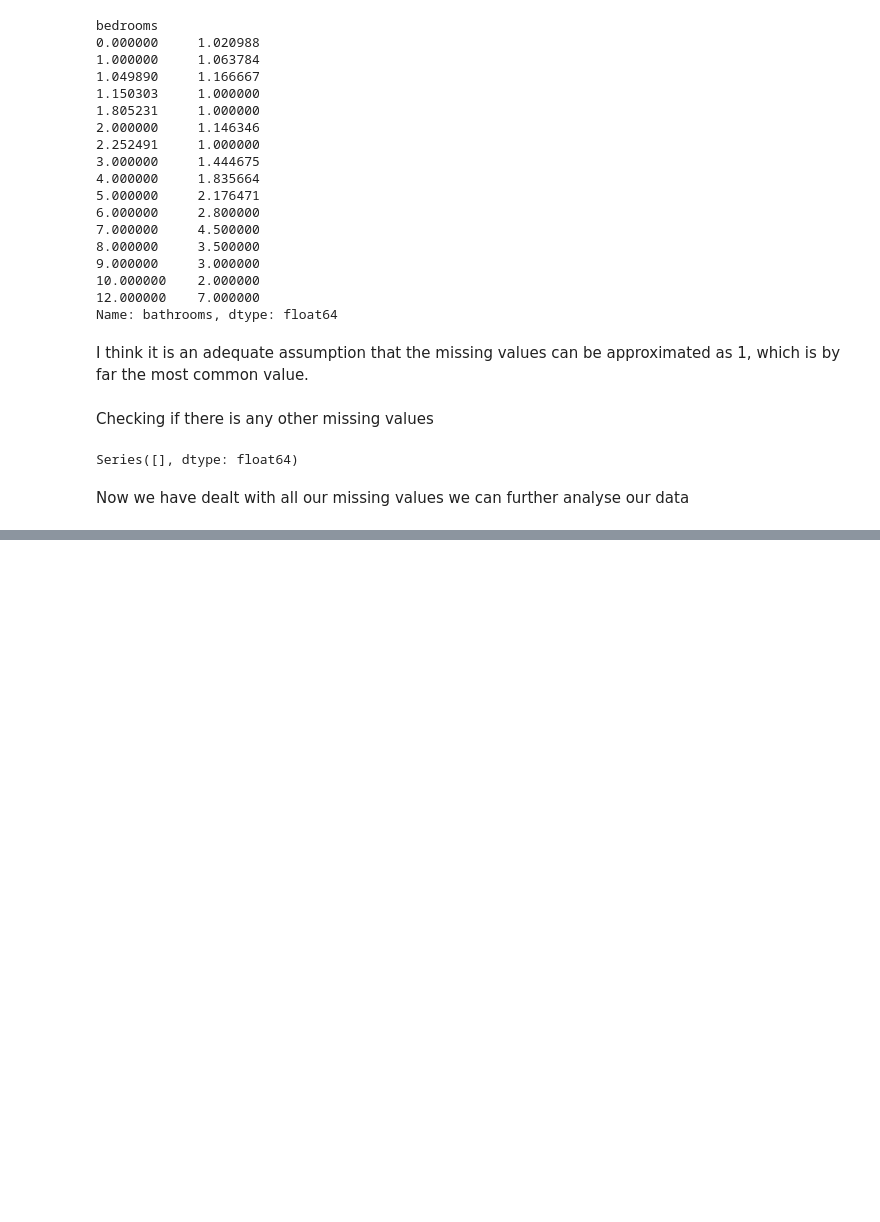
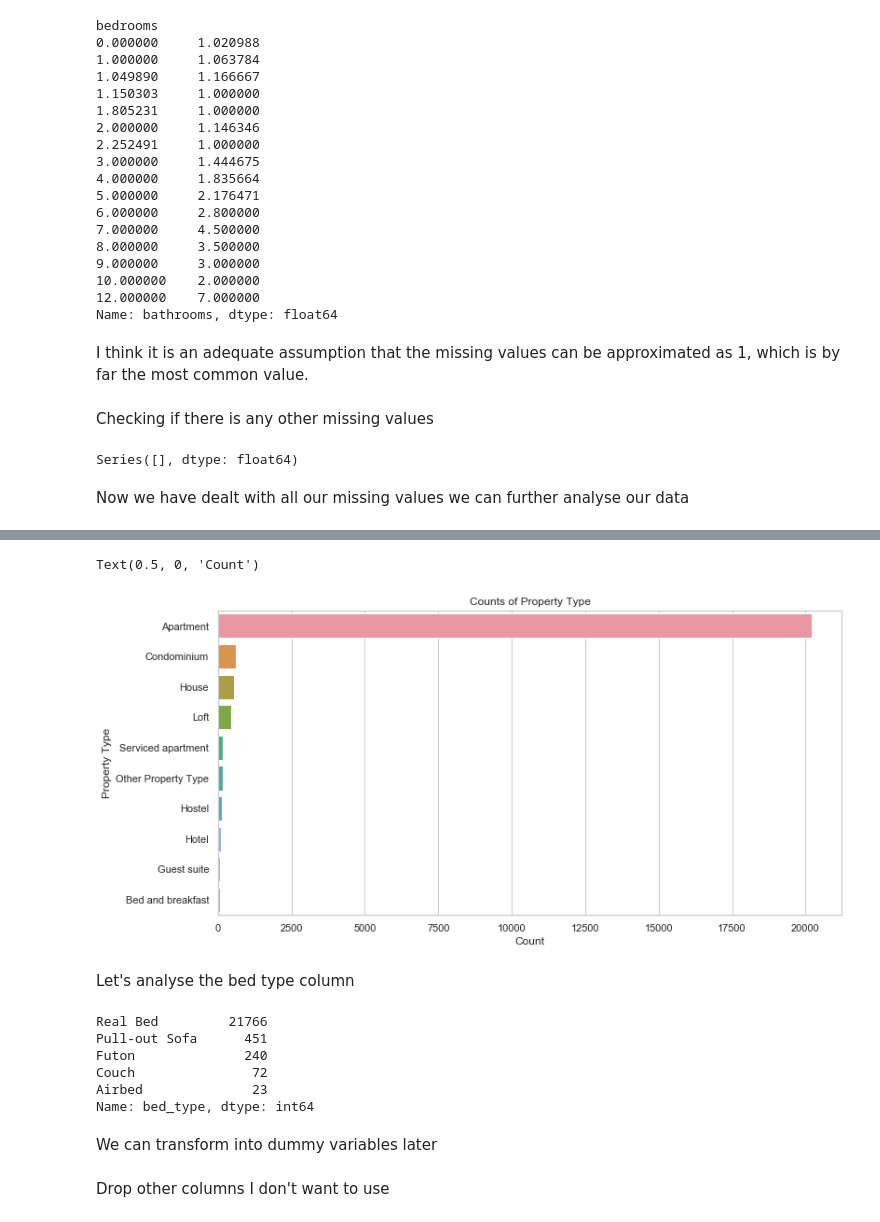
Before and after one commit to nickhill97/berlin_airbnb, a Jupyter notebook: notebooks/eda.ipynb, the cells around one changed output, grey strips where cells are left out. Drawn from its saved outputs; the diff is of its cells as text; code cells hidden in the pictures; blank space fills up the shorter version.

```diff
--- a/notebooks/eda.ipynb
+++ b/notebooks/eda.ipynb
@@ -923,0 +975,2 @@ Now we have dealt with all our missing values we can further analyse our data
+# %%
+listings_df.drop("host_verifications", axis=1, inplace=True)
@@ -923,0 +989,3 @@ Now we have dealt with all our missing values we can further analyse our data
+# %%
+listings_df["host_identity_verified"] = listings_df["host_identity_verified"].map({'t': 1, 'f': 0})
+listings_df["host_is_superhost"] = listings_df["host_is_superhost"].map({'t': 1, 'f': 0})
@@ -923,0 +1026,10 @@ Now we have dealt with all our missing values we can further analyse our data
+# %%
+property_map = {
+    'Townhouse': "House",
+    'Guesthouse': "House",
+    'Boutique hotel': "Hotel"
+}
+listings_df["property_type"] = listings_df["property_type"].apply(lambda x: property_map.get(x, x))
+# %%
+other_properties = (listings_df["property_type"].value_counts() < 50)
+listings_df["property_type"] = listings_df["property_type"].apply(lambda x: "Other Property Type" if other_properties.loc[x] else x)
@@ -923,0 +1052,24 @@ Now we have dealt with all our missing values we can further analyse our data
+# %%
+plt.figure(figsize=(12,6))
+sns.barplot(x=listings_df["property_type"].value_counts().values, y=listings_df["property_type"].value_counts().index)
+plt.title("Counts of Property Type")
+plt.ylabel("Property Type")
+plt.xlabel("Count")
+# %% [output]
+Text(0.5, 0, 'Count')
+[figure, added]
+# %% [markdown]
+Let's analyse the bed type column
+# %%
+listings_df["bed_type"].value_counts()
+# %% [output]
+Real Bed         21766
+Pull-out Sofa      451
+Futon              240
+Couch               72
+Airbed              23
+Name: bed_type, dtype: int64
+# %% [markdown]
+We can transform into dummy variables later
+# %% [markdown]
+Drop other columns I don't want to use
```
Also changed, not shown: parts of 46 cells of this notebook, 1 other file.
